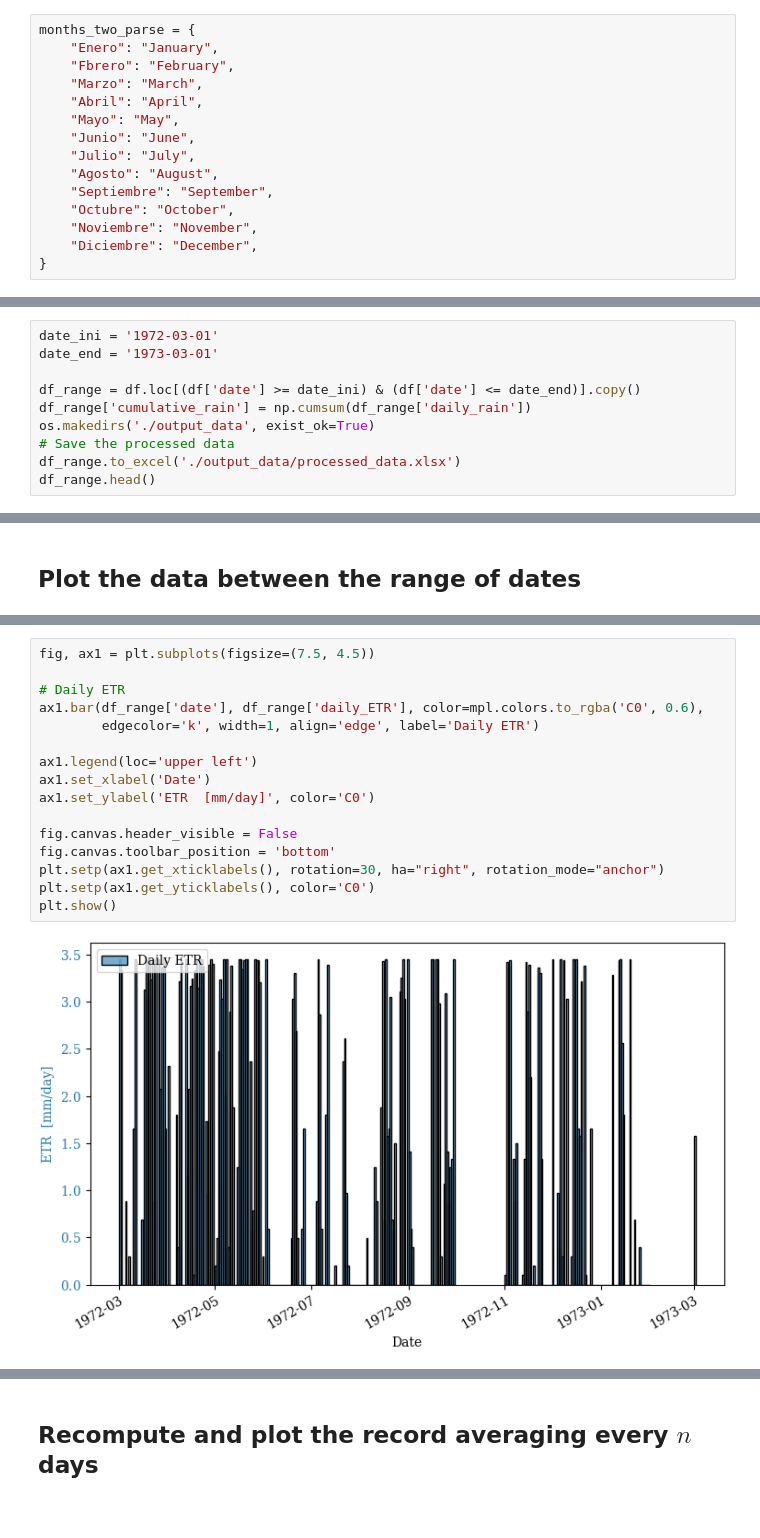
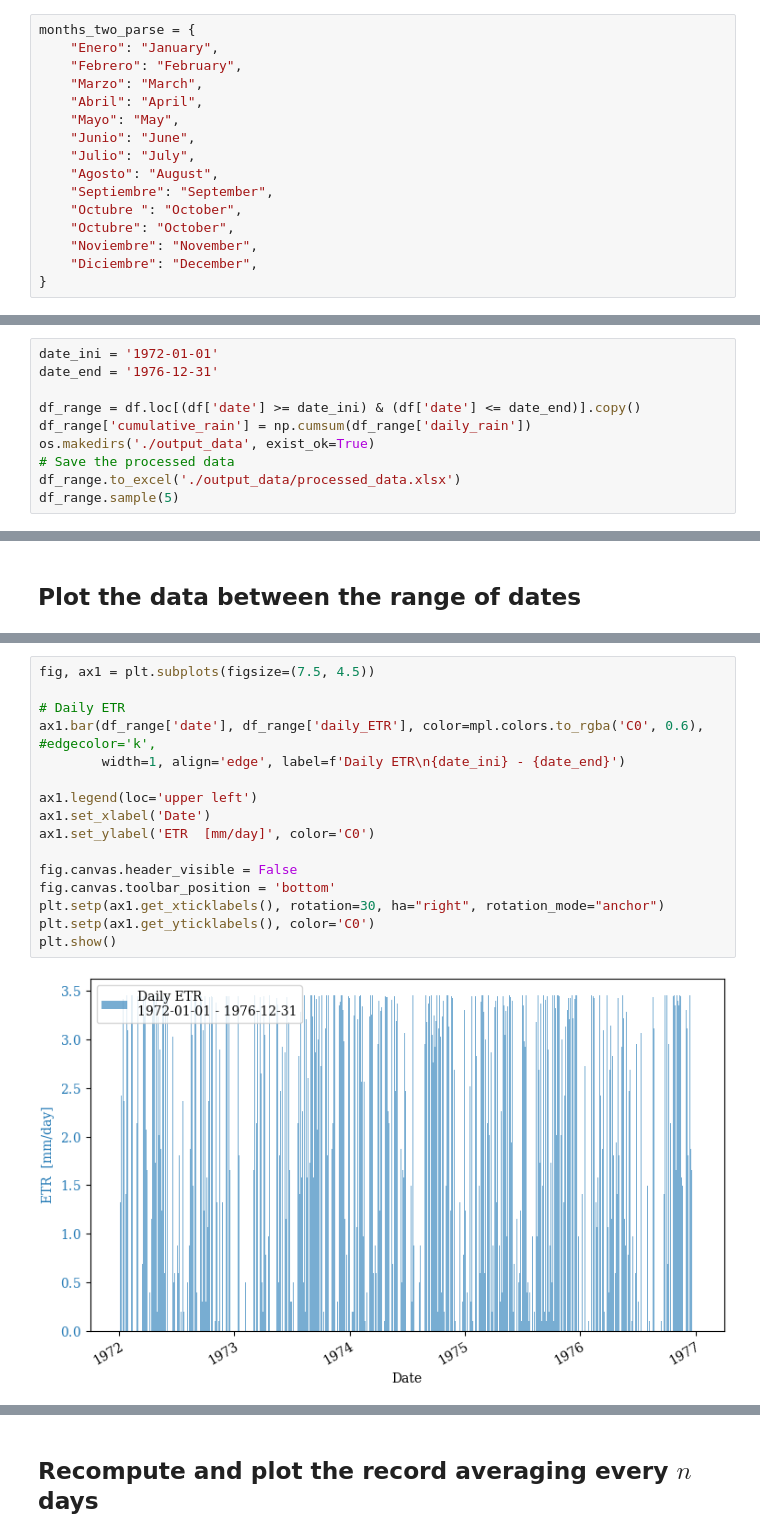
Before and after one commit to AppliedMechanics-EAFIT/irrigation_and_drainage_eng, a Jupyter notebook: notebooks/rainfall_record_processing.ipynb, the cells around one changed output, grey strips where cells are left out. Saved outputs shown, nothing was run; the diff lists cells and outputs as text.

```diff
--- a/notebooks/rainfall_record_processing.ipynb
+++ b/notebooks/rainfall_record_processing.ipynb
@@ -80,7 +86,7 @@ df
 # %%
 months_two_parse = {
     "Enero": "January",
-    "Fbrero": "February",
+    "Febrero": "February",
     "Marzo": "March",
     "Abril": "April",
     "Mayo": "May",
@@ -88,6 +94,7 @@ months_two_parse = {
     "Julio": "July",
     "Agosto": "August",
     "Septiembre": "September",
+    "Octubre ": "October",
     "Octubre": "October",
     "Noviembre": "November",
     "Diciembre": "December",
@@ -134,14 +136,14 @@ df_day
 # %% [markdown]
 ## Get the data for a range of dates
 # %%
-date_ini = '1972-03-01'
-date_end = '1973-03-01'
+date_ini = '1972-01-01'
+date_end = '1976-12-31'
 
 df_range = df.loc[(df['date'] >= date_ini) & (df['date'] <= date_end)].copy()
 df_range['cumulative_rain'] = np.cumsum(df_range['daily_rain'])
 os.makedirs('./output_data', exist_ok=True)
 # Save the processed data
 df_range.to_excel('./output_data/processed_data.xlsx')
-df_range.head()
+df_range.sample(5)
 # %% [output]
 |  | Año | Mes | Dias | 0a1 | 1a2 | 2a3 | 3a4 | 4a5 | 5a6 | 6a7 | ... | ... |
@@ -183,18 +185,18 @@ plt.show()
 # %%
 fig, ax1 = plt.subplots(figsize=(7.5, 4.5))
 
 # Daily ETR
-ax1.bar(df_range['date'], df_range['daily_ETR'], color=mpl.colors.to_rgba('C0', 0.6),
-        edgecolor='k', width=1, align='edge', label='Daily ETR')
+ax1.bar(df_range['date'], df_range['daily_ETR'], color=mpl.colors.to_rgba('C0', 0.6), #edgecolor='k',
+        width=1, align='edge', label=f'Daily ETR\n{date_ini} - {date_end}')
 
 ax1.legend(loc='upper left')
 ax1.set_xlabel('Date')
 ax1.set_ylabel('ETR  [mm/day]', color='C0')
 
 fig.canvas.header_visible = False
 fig.canvas.toolbar_position = 'bottom'
 plt.setp(ax1.get_xticklabels(), rotation=30, ha="right", rotation_mode="anchor")
 plt.setp(ax1.get_yticklabels(), color='C0')
 plt.show()
 # %% [output]
-[figure, old version]
+[figure, new version]
```
Also changed, not shown: parts of 11 cells of this notebook.
